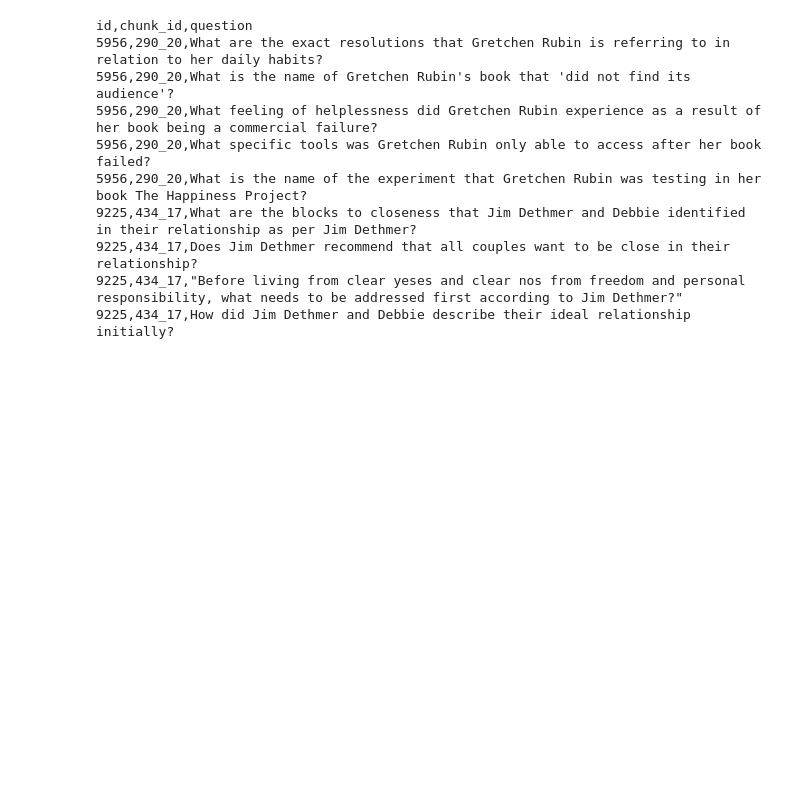
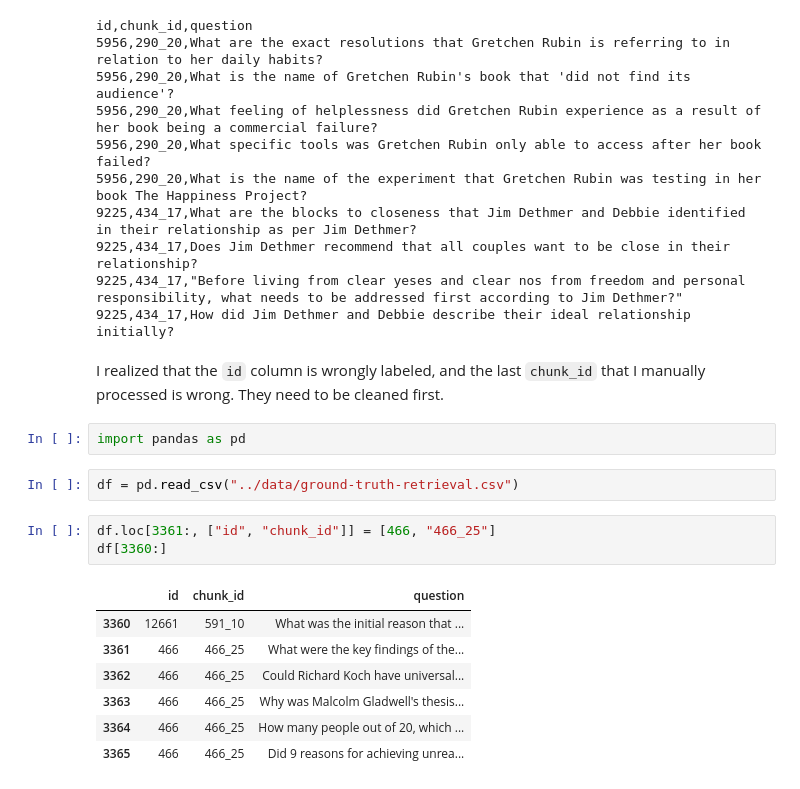
Before and after one commit to HangenYuu/llm-zoomcamp-final-project, a Jupyter notebook: notebooks/evaluation_data_generation.ipynb, the cells around one changed output. Drawn from its saved outputs; the diff is of its cells as text; blank space fills up the shorter version.

```diff
--- a/notebooks/evaluation_data_generation.ipynb
+++ b/notebooks/evaluation_data_generation.ipynb
@@ -284,3 +284,20 @@ id,chunk_id,question
 9225,434_17,Does Jim Dethmer recommend that all couples want to be close in their relationship?
 9225,434_17,"Before living from clear yeses and clear nos from freedom and personal responsibility, what needs to be addressed first according to Jim Dethmer?"
 9225,434_17,How did Jim Dethmer and Debbie describe their ideal relationship initially?
+# %% [markdown]
+I realized that the `id` column is wrongly labeled, and the last `chunk_id` that I manually processed is wrong. They need to be cleaned first.
+# %%
+import pandas as pd
+# %%
+df = pd.read_csv("../data/ground-truth-retrieval.csv")
+# %%
+df.loc[3361:, ["id", "chunk_id"]] = [466, "466_25"]
+df[3360:]
+# %% [output]
+|  | id | chunk_id | question |
+| 3360 | 12661 | 591_10 | What was the initial reason that ... |
+| 3361 | 466 | 466_25 | What were the key findings of the... |
+| 3362 | 466 | 466_25 | Could Richard Koch have universal... |
+| 3363 | 466 | 466_25 | Why was Malcolm Gladwell's thesis... |
+| 3364 | 466 | 466_25 | How many people out of 20, which ... |
+| 3365 | 466 | 466_25 | Did 9 reasons for achieving unrea... |
```
Also changed, not shown: parts of 2 cells of this notebook, 8 other files.
